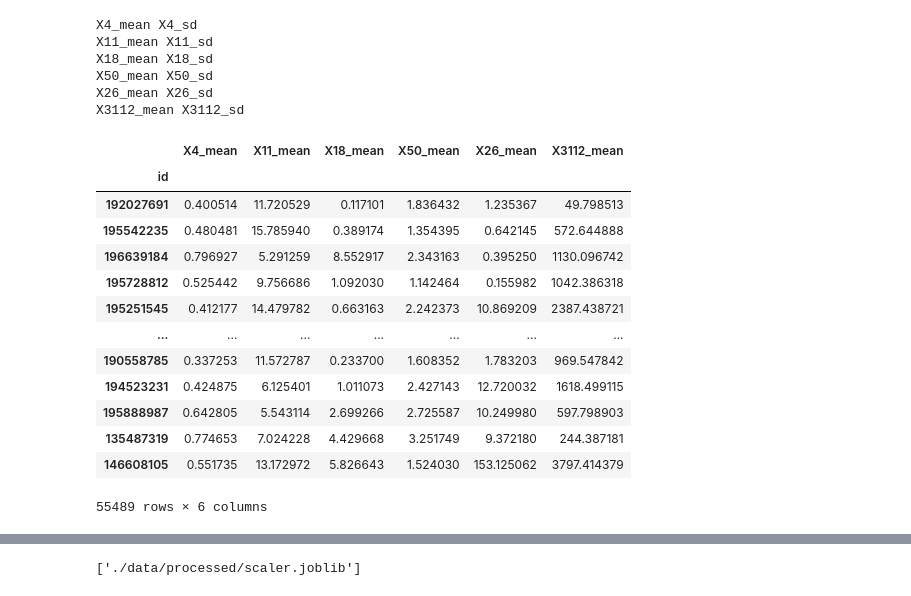
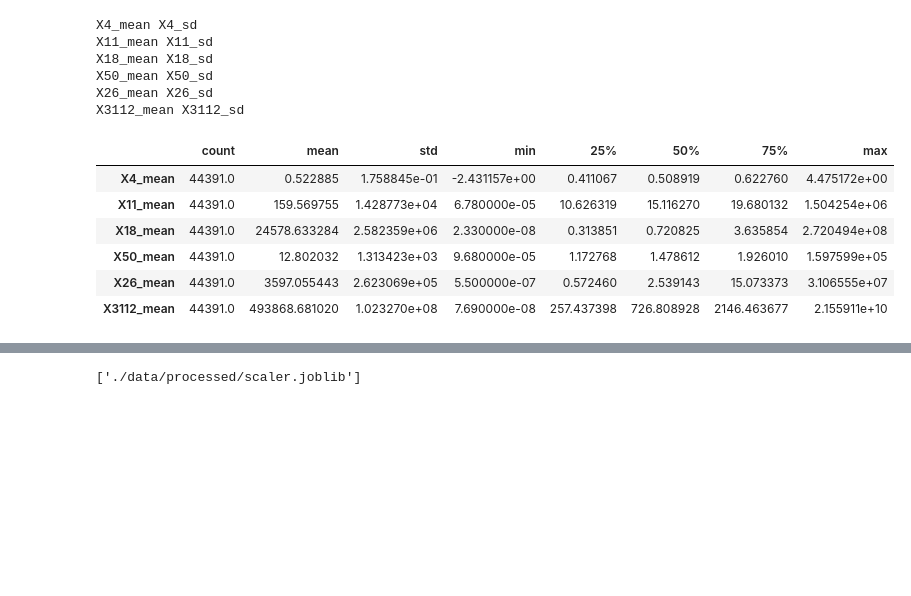
Before and after one commit to ashen007/PlantTraitsSubmission, a Jupyter notebook: pre-process.ipynb, the cells around one changed output, grey strips where cells are left out. Saved outputs shown, nothing was run; the diff lists cells and outputs as text; code cells hidden in the pictures; blank space fills up the shorter version.

```diff
--- a/pre-process.ipynb
+++ b/pre-process.ipynb
@@ -12,8 +16,8 @@ tar_sd_features = ['X4_sd', 'X11_sd', 'X18_sd', 'X50_sd', 'X26_sd', 'X3112_sd']
 log_features = ['X11_mean', 'X18_mean', 'X50_mean', 'X26_mean', 'X3112_mean']
 # %%
 train = pd.read_csv('./data/train.csv', index_col='id').fillna(0)
-train = train + 1e-5
+# train = train + 1e-5
 # %%
-x_feature = train.columns[:-12]
-list(x_feature)
+train_xs, valid_xs = train_test_split(train, test_size=0.2, random_state=seed)
+train_xs.shape, valid_xs.shape
 # %% [output]
@@ -62,19 +34,12 @@ X50_mean X50_sd
 X26_mean X26_sd
 X3112_mean X3112_sd
 # %%
-train[tar_features]
+train_xs[tar_features].describe().T
 # %% [output]
-|  | X4_mean | X11_mean | X18_mean | X50_mean | X26_mean | X3112_mean |
-| id |  |  |  |  |  |  |
-| 192027691 | 0.400514 | 11.720529 | 0.117101 | 1.836432 | 1.235367 | 49.798513 |
-| 195542235 | 0.480481 | 15.785940 | 0.389174 | 1.354395 | 0.642145 | 572.644888 |
-| 196639184 | 0.796927 | 5.291259 | 8.552917 | 2.343163 | 0.395250 | 1130.096742 |
-| 195728812 | 0.525442 | 9.756686 | 1.092030 | 1.142464 | 0.155982 | 1042.386318 |
-| 195251545 | 0.412177 | 14.479782 | 0.663163 | 2.242373 | 10.869209 | 2387.438721 |
-| ... | ... | ... | ... | ... | ... | ... |
-| 190558785 | 0.337253 | 11.572787 | 0.233700 | 1.608352 | 1.783203 | 969.547842 |
-| 194523231 | 0.424875 | 6.125401 | 1.011073 | 2.427143 | 12.720032 | 1618.499115 |
-| 195888987 | 0.642805 | 5.543114 | 2.699266 | 2.725587 | 10.249980 | 597.798903 |
-| 135487319 | 0.774653 | 7.024228 | 4.429668 | 3.251749 | 9.372180 | 244.387181 |
-| 146608105 | 0.551735 | 13.172972 | 5.826643 | 1.524030 | 153.125062 | 3797.414379 |
+|  | count | mean | std | min | 25% | 50% | 75% | max |
+| X4_mean | 44391.0 | 0.522885 | 1.758845e-01 | -2.431157e+00 | 0.411067 | 0.508919 | 0.622760 | 4.475172e+00 |
+| X11_mean | 44391.0 | 159.569755 | 1.428773e+04 | 6.780000e-05 | 10.626319 | 15.116270 | 19.680132 | 1.504254e+06 |
+| X18_mean | 44391.0 | 24578.633284 | 2.582359e+06 | 2.330000e-08 | 0.313851 | 0.720825 | 3.635854 | 2.720494e+08 |
+| X50_mean | 44391.0 | 12.802032 | 1.313423e+03 | 9.680000e-05 | 1.172768 | 1.478612 | 1.926010 | 1.597599e+05 |
+| X26_mean | 44391.0 | 3597.055443 | 2.623069e+05 | 5.500000e-07 | 0.572460 | 2.539143 | 15.073373 | 3.106555e+07 |
+| X3112_mean | 44391.0 | 493868.681020 | 1.023270e+08 | 7.690000e-08 | 257.437398 | 726.808928 | 2146.463677 | 2.155911e+10 |
-55489 rows × 6 columns
```
Also changed, not shown: parts of 15 cells of this notebook, 8 other files.
